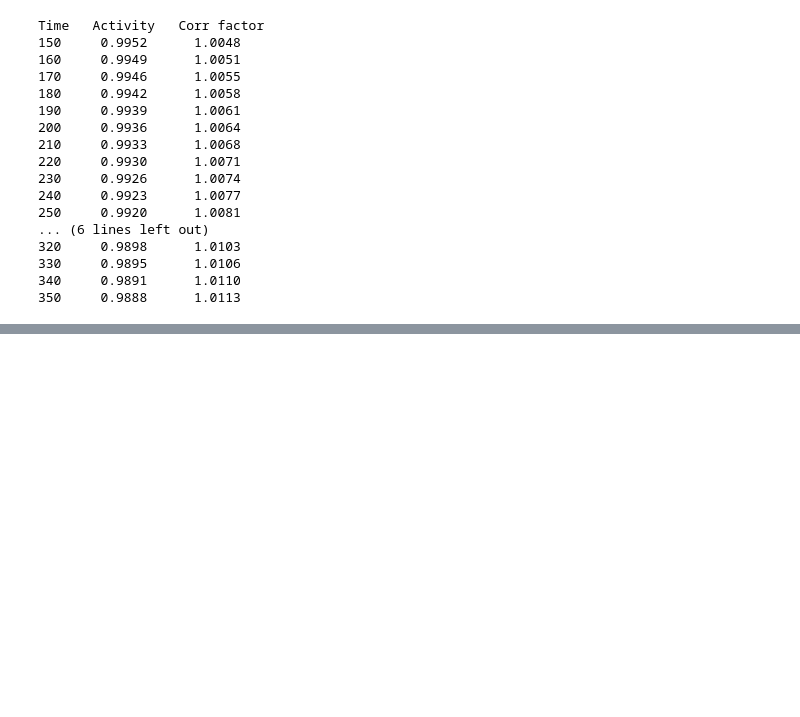
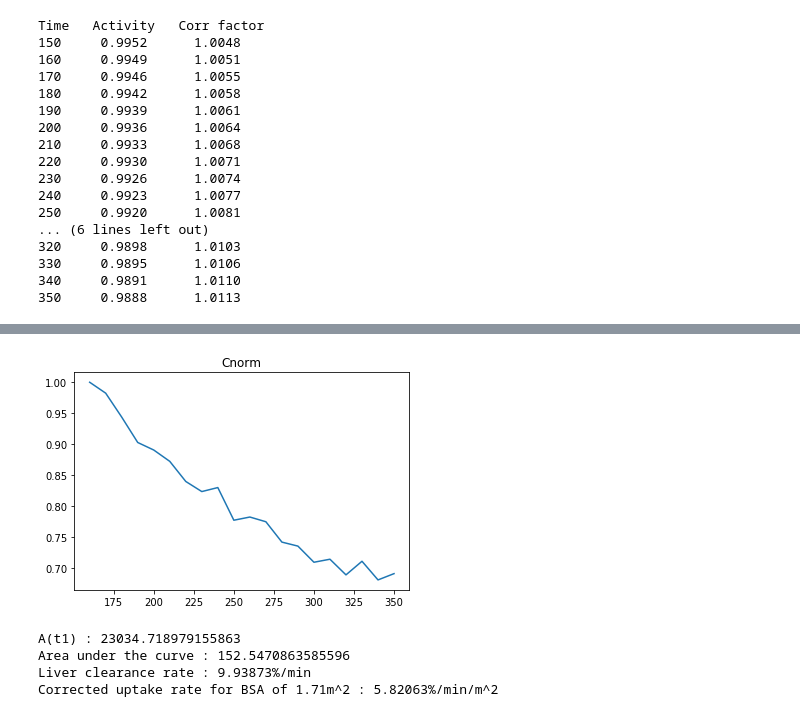
Before and after one commit to orenson/Master-thesis, a Jupyter notebook: Segmentation.ipynb, the cells around one changed output, grey strips where cells are left out. Cells and saved outputs as stored; diff of their text form; code cells hidden in the pictures; blank space fills up the shorter version.

```diff
--- a/Segmentation.ipynb
+++ b/Segmentation.ipynb
@@ -651,0 +684,8 @@ plt.show()
+# %%
+calcul_inte(Ft_corr[15], Ft_corr[35], Lt_corr[15], Lt_corr[35], Ct_corr[15:35], time_steps[15:35])
+# %% [output]
+[figure, added]
+A(t1) : 23034.718979155863
+Area under the curve : 152.5470863585596
+Liver clearance rate : 9.93873%/min
+Corrected uptake rate for BSA of 1.71m^2 : 5.82063%/min/m^2
```
Also changed, not shown: parts of 10 cells of this notebook, 4 other files.
